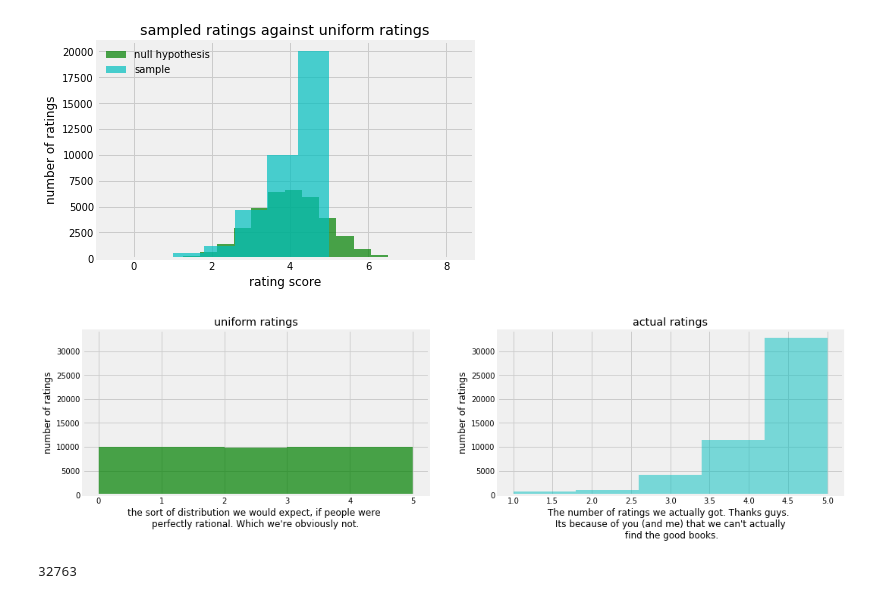
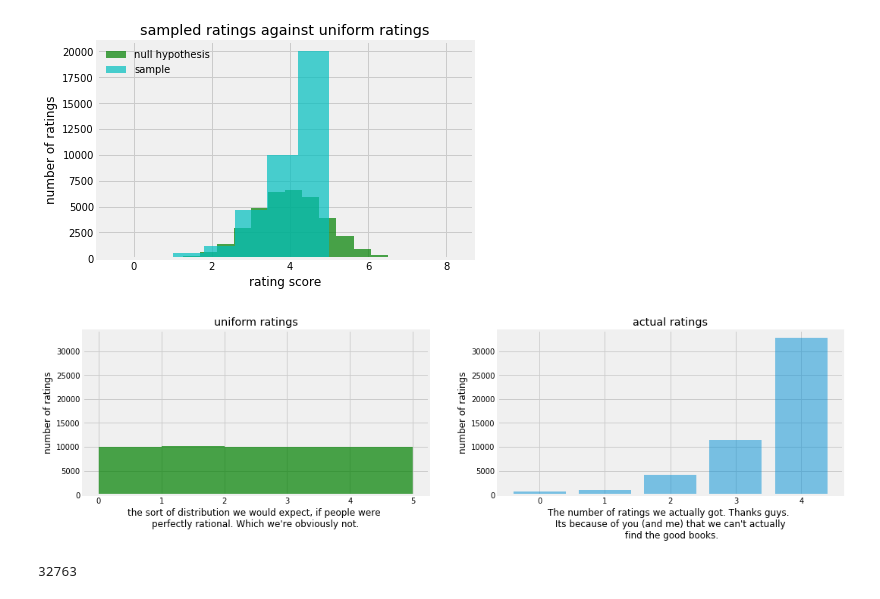
Before and after one commit to RnScully/Books, a Jupyter notebook: Pandas Hypothesis Testing and Graphers.ipynb, the cells around one changed output. Saved outputs shown, nothing was run; the diff lists cells and outputs as text; code cells hidden in the pictures.

Commit message:
more and better graphs

```diff
--- a/Pandas Hypothesis Testing and Graphers.ipynb
+++ b/Pandas Hypothesis Testing and Graphers.ipynb
@@ -188,30 +188,35 @@ fig.savefig('img/hypothesis_graph', dpi = 300, bbox_inches = 'tight', transparen
 # %%
 # graph the sample and the hypothesis(a uniform distribution of the same size as the sample)
 uniform_hyp = stats.uniform.rvs(loc=0, scale=5, size=len(sample), random_state=None)
 fig, ax = plt.subplots(1,2, figsize=(16,4))
 
 ax[0].hist(uniform_hyp, color = 'g', bins = 5, alpha = .7, label = 'null hypothesis')
 ax[0].hist(sample, color = 'c', bins = 5, alpha = .0, label ='sample')
 
 
 ax[0].set_title('uniform ratings')
 ax[0].set_ylabel('number of ratings')
 ax[0].set_xlabel("the sort of distribution we would expect, if people were \nperfectly rational. Which we're obviously not.")
 
-ax[1].hist(sample, color = 'c', bins = 5, alpha = .5, label ='sample')
+# ax[1].hist(sample, color = 'c', bins = 5, alpha = .5, label ='sample')
+objects = ('*', '**', '***', '****', '*****')
+y_pos = np.arange(len(objects))
+performance = [star1,star2,star3,star4,star5]
 
+ax[1].bar(y_pos, performance, align='center', alpha=0.5)
+#ax[1].xticks(y_pos, objects)
 
 ax[1].set_title('actual ratings')
 ax[1].set_ylabel('number of ratings')
 ax[1].set_xlabel("The number of ratings we actually got. Thanks guys. \n Its because of you (and me) that we can't actually \n find the good books.")
 
 #ax.legend(loc='upper left', frameon = False)
 #fig.xlabel('number of ratings')
 plt.show()
 
-#fig.savefig('img/Thanks_guys', dpi = 300, bbox_inches = 'tight', transparent = True)
+# fig.savefig('img/Thanks_guys', dpi = 300, bbox_inches = 'tight', transparent = True)
 # %% [output]
-[figure, old version]
+[figure, new version]
 # %%
 star1 =dfwr[dfwr['user_rating'] == 1]['user_rating'].count()
 star2 =dfwr[dfwr['user_rating'] == 2]['user_rating'].count()
```
